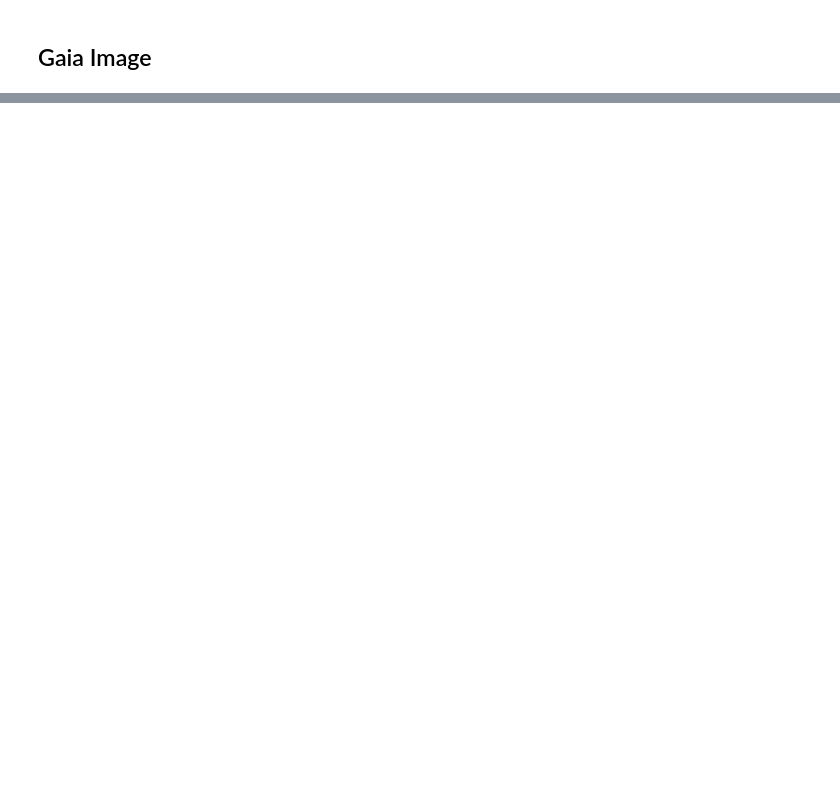
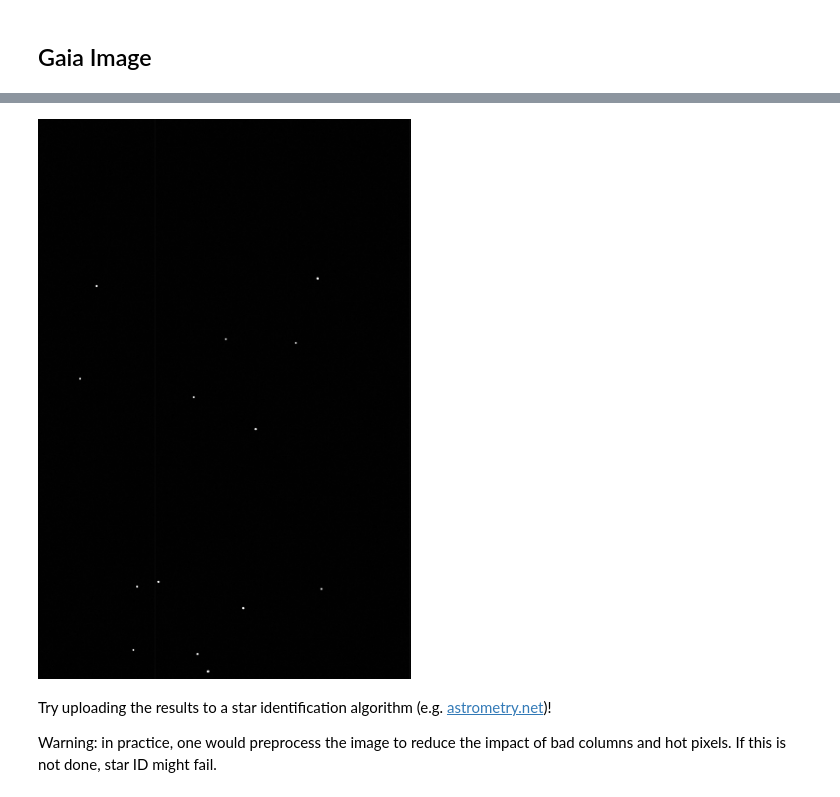
Before and after one commit to TigerHou2/StarSim, a Jupyter notebook: examples/gaia.ipynb, the cells around one changed output, grey strips where cells are left out. Cells and saved outputs as stored; diff of their text form; code cells hidden in the pictures; blank space fills up the shorter version.

```diff
--- a/examples/gaia.ipynb
+++ b/examples/gaia.ipynb
@@ -146,6 +252,11 @@ plt.show()
 # %%
 from PIL import Image
-image_uint8 = (255 * (log_image - log_image.min()) / log_image.max()).astype(np.uint8)
+image_uint8 = (255 * (image - image.min()) / image.max()).astype(np.uint8)
 im = Image.fromarray(image_uint8, mode='L')
-im.save('example-images/gaia-test.png')
 display(im)
+# %% [output]
+[figure, added]
+# %% [markdown]
+Try uploading the results to a star identification algorithm (e.g. [astrometry.net](https://nova.astrometry.net/))!
+
+Warning: in practice, one would preprocess the image to reduce the impact of bad columns and hot pixels. If this is not done, star ID might fail.
```
Also changed, not shown: parts of 33 cells of this notebook, 7 other files.
